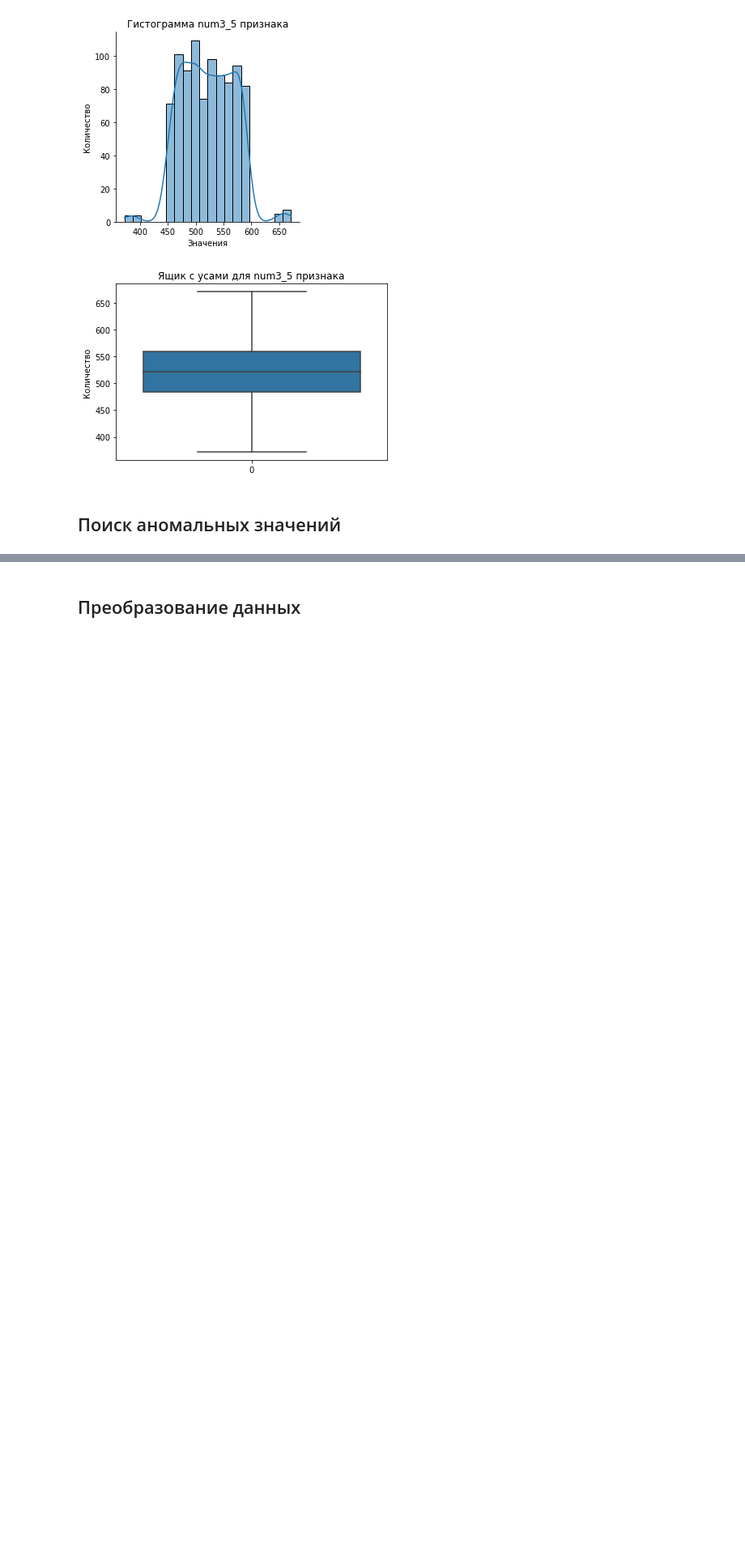
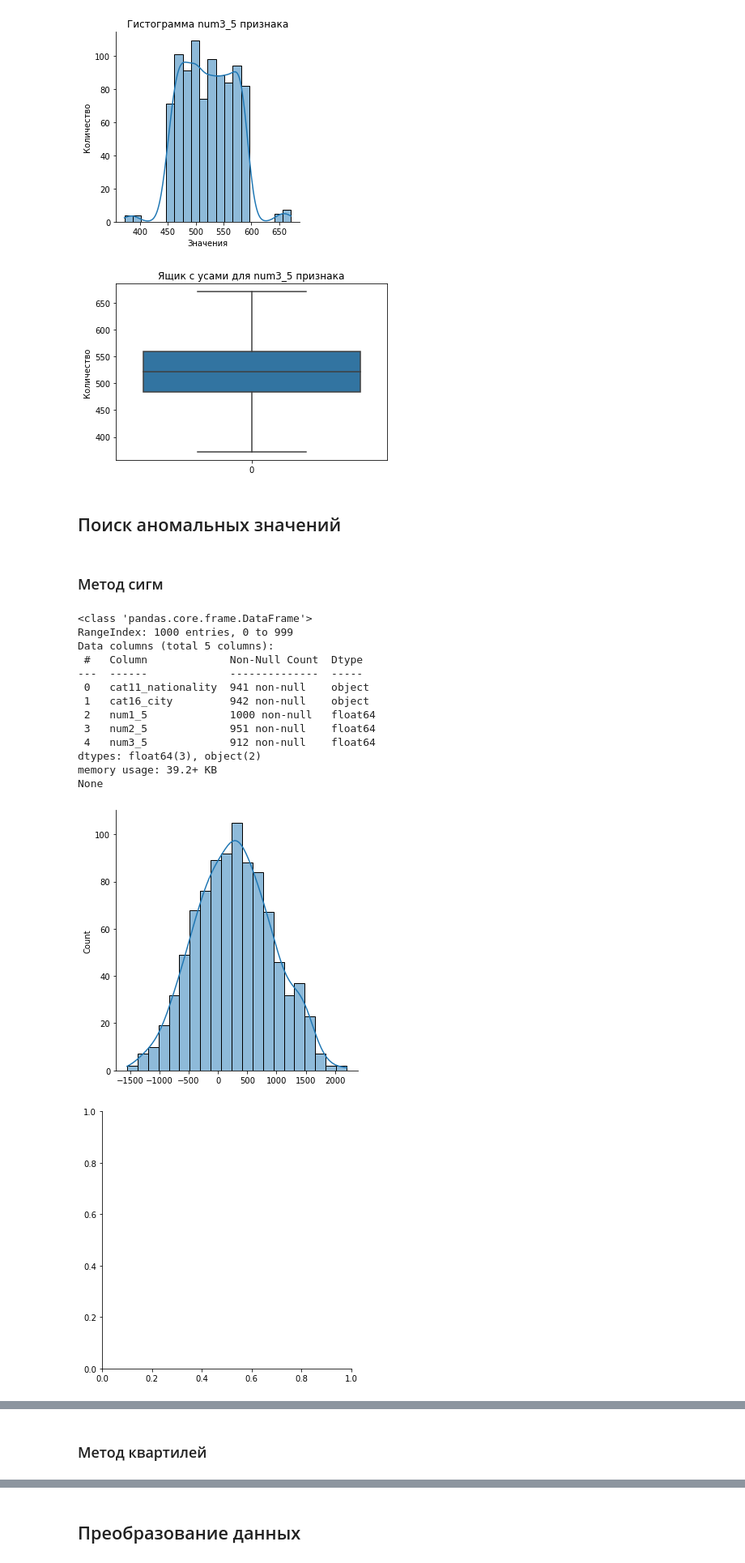
Before and after one commit to L1tewave/stohastic-object-models, a Jupyter notebook: practice_2/practice_2.ipynb, the cells around one changed output, grey strips where cells are left out. Shown at 81% size. Saved outputs shown, nothing was run; the diff lists cells and outputs as text; code cells hidden in the pictures; blank space fills up the shorter version.

```diff
--- a/practice_2/practice_2.ipynb
+++ b/practice_2/practice_2.ipynb
@@ -184,3 +185,27 @@ for column_name in data.iloc[:, 2:5]:
 [figure]
 # %% [markdown]
 ## Поиск аномальных значений
+# %% [markdown]
+### Метод сигм
+# %%
+columns = [*data.columns[(data.dtypes.values == np.dtype('float64'))]]
+print(data.info())
+for column in columns:
+    filtered, lower, upper = scipy.stats.sigmaclip(data[column], 3.0, 3.0)
+    sns.displot(filtered,kde=True)
+# %% [output]
+<class 'pandas.core.frame.DataFrame'>
+RangeIndex: 1000 entries, 0 to 999
+Data columns (total 5 columns):
+ #   Column             Non-Null Count  Dtype
+---  ------             --------------  -----
+ 0   cat11_nationality  941 non-null    object
+ 1   cat16_city         942 non-null    object
+ 2   num1_5             1000 non-null   float64
+ 3   num2_5             951 non-null    float64
+ 4   num3_5             912 non-null    float64
+dtypes: float64(3), object(2)
+memory usage: 39.2+ KB
+None
+[figure, added]
+[figure, added]
@@ -186,0 +213,2 @@ for column_name in data.iloc[:, 2:5]:
+# %% [markdown]
+### Метод квартилей
```
Also changed, not shown: parts of 14 cells of this notebook.
